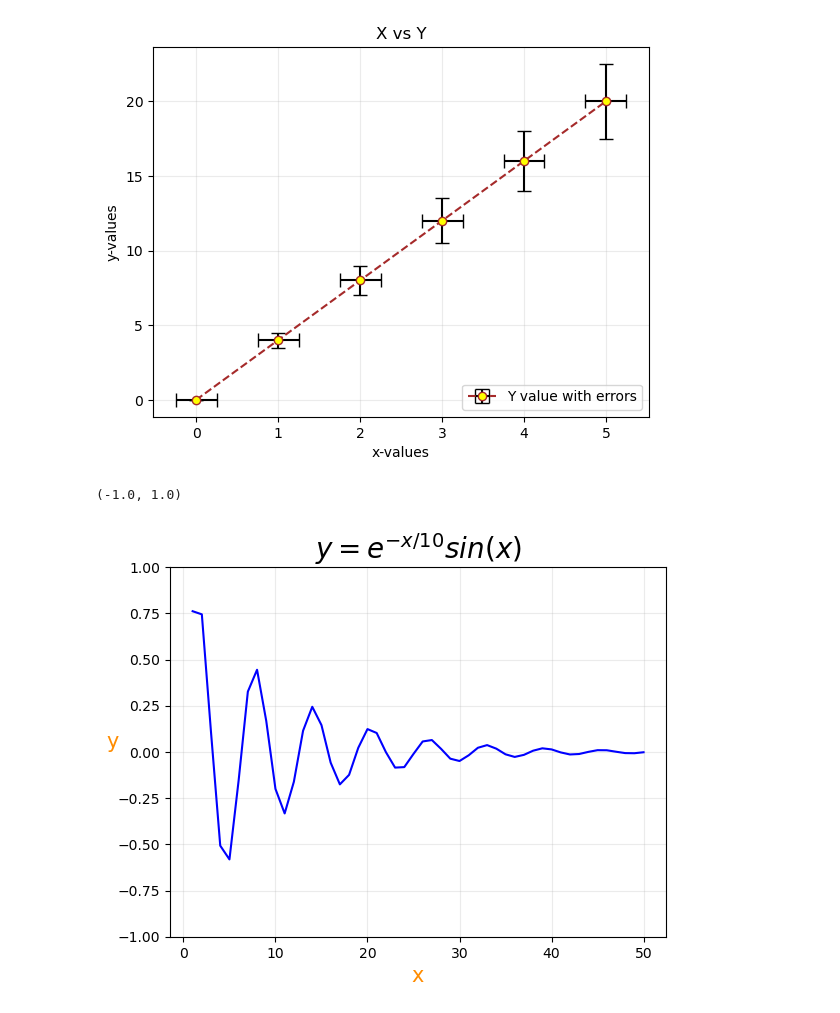
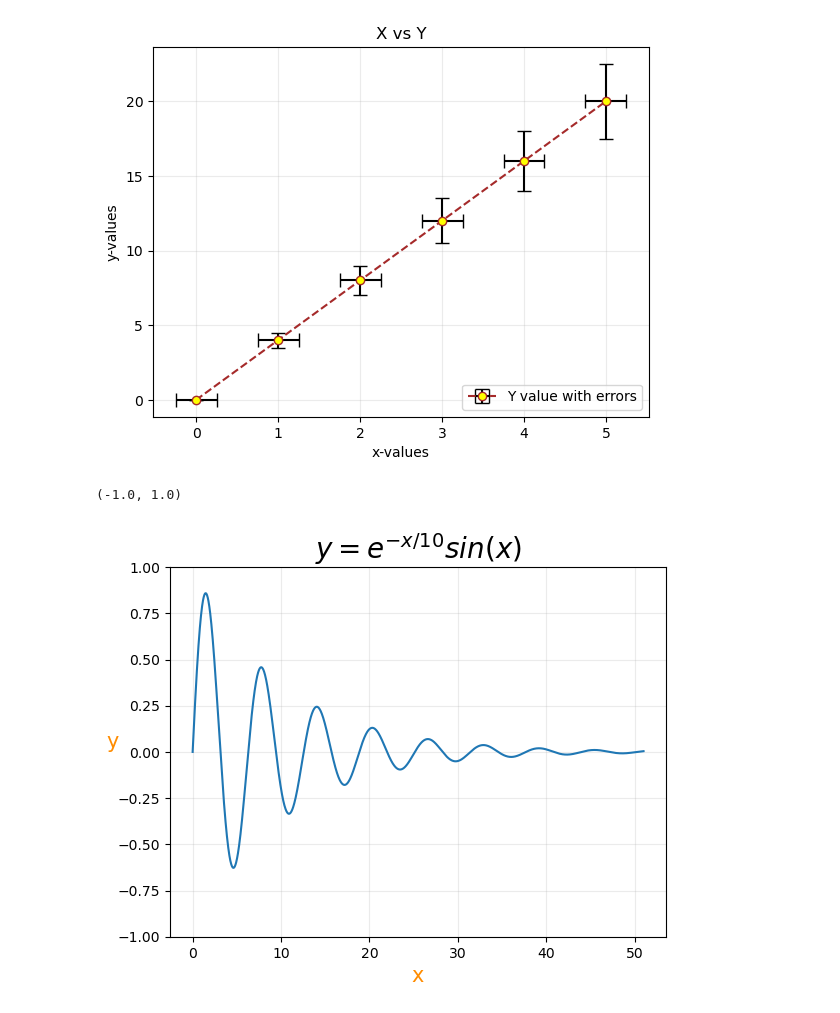
Before and after one commit to SPS-SP2273/learning-portfolio-KeeganGoh, a Jupyter notebook: 7.2_plotting__exercises/plotting_(need)_exercises.ipynb, the cells around one changed output. Drawn from its saved outputs; the diff is of its cells as text; code cells hidden in the pictures.

```diff
--- a/7.2_plotting__exercises/plotting_(need)_exercises.ipynb
+++ b/7.2_plotting__exercises/plotting_(need)_exercises.ipynb
@@ -26,18 +26,19 @@ plt.show()
 # %% [output]
 [figure]
 # %%
-x = np.arange(1, 51)
+x = np.arange(0, 51)
+x = np.linspace(0, 51, 2000)
 
 function1=(np.exp(-x/10))
 function2=(np.sin(x))
 functionf= function1 * function2
 
-plt.plot(x, functionf, color='blue')
+plt.plot(x, functionf, color='tab:blue')
 plt.grid(alpha=.25)
 plt.xlabel('x', fontsize='15', color='darkorange')
 plt.ylabel('y', rotation=0, fontsize='15',color='darkorange')
-plt.title(r'$y = e^{-x/10}sin(x)$', fontsize=20)
+plt.title(r'$y = e^{-x/10}sin(x)$', fontsize='20')
 plt.ylim(-1, 1)
 # %% [output]
 (-1.0, 1.0)
-[figure, old version]
+[figure, new version]
```
Also changed, not shown: 7 other files.
